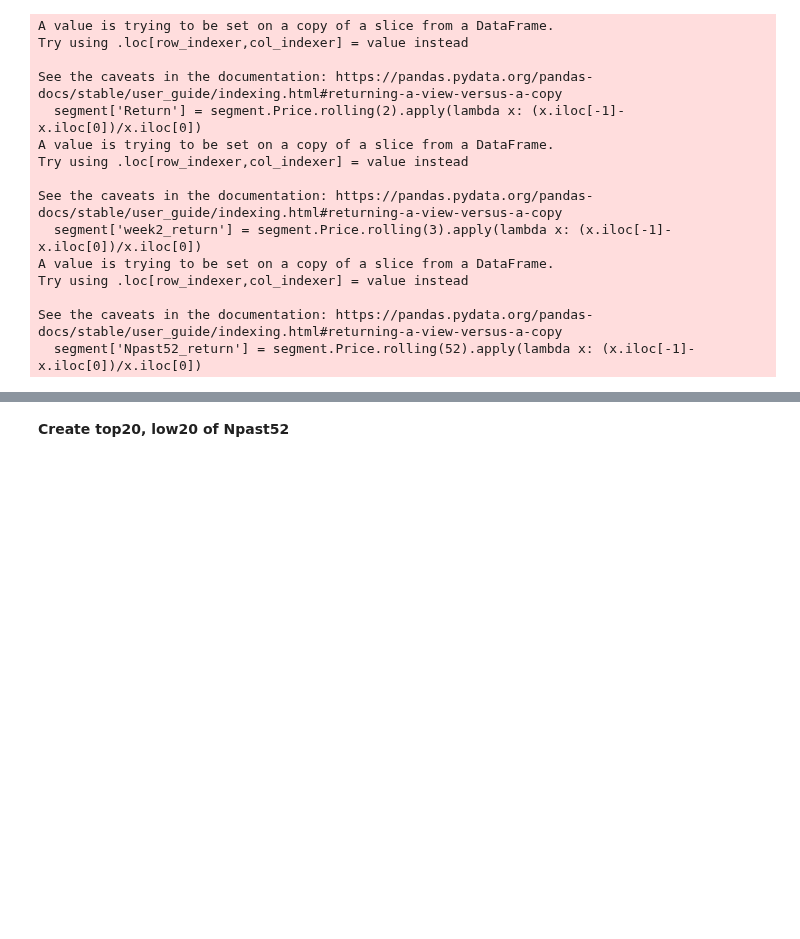
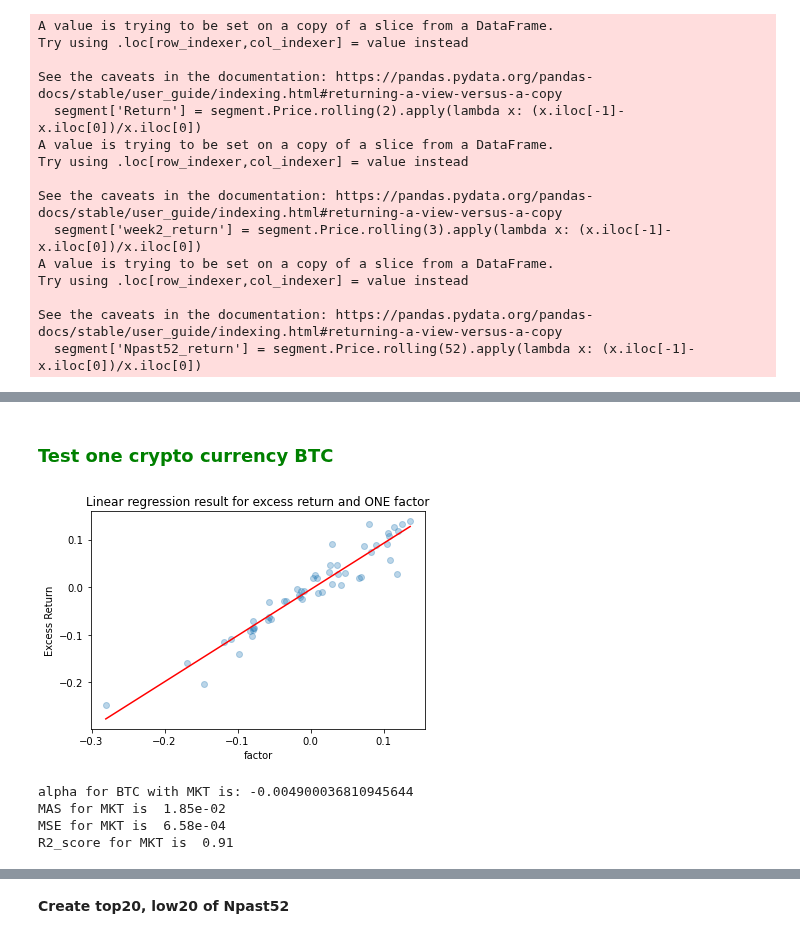
Before and after one commit to PracticumCrypto/C5-Analyzer, a Jupyter notebook: ALL.ipynb, the cells around one changed output, grey strips where cells are left out. Cells and saved outputs as stored; diff of their text form; code cells hidden in the pictures; blank space fills up the shorter version.

Commit message:
Updated MKT, SMB Factors and all common parts formatted

```diff
--- a/ALL.ipynb
+++ b/ALL.ipynb
@@ -315,0 +353,3 @@ dtype: int64
+# %%
+largeCapport = fullSample.query("MarketCap > 1000000")
+largeCapSample = largeCapport.groupby(['Date']).apply(lambda x: x.nlargest(100,['MarketCap'])).reset_index(drop=True)
@@ -315,0 +380,5 @@ dtype: int64
+# %%
+riskfree = largeCapSample.groupby('Date')['RiskFree'].mean().reset_index()
+marketport = marketport.merge(riskfree, on='Date')
+marketport['MKT'] = marketport['MarketIndexReturn'] - marketport['RiskFree']
+MKT_f = marketport[['Date','MKT']]
@@ -315,0 +396,49 @@ dtype: int64
+# %% [markdown]
+### <font color='green'> Test one crypto currency BTC
+# %%
+from sklearn.linear_model import LinearRegression
+from sklearn.metrics import mean_absolute_error, mean_squared_error, r2_score
+
+btc = fullSample.query(" Asset == 'BTC'")
+
+btc_reg1 = btc[['Date', 'ExcessReturn']]
+
+btc_reg1 = btc_reg1.merge(MKT_f, on = 'Date', how = 'outer')
+
+y1 = btc_reg1 ['ExcessReturn'].copy()
+x1 = btc_reg1 [['MKT']]
+
+model1 = LinearRegression()
+model1.fit(x1, y1)
+y_pred1 = model1.predict(x1)
+alpha1 = model1.intercept_
+# %%
+import numpy as np
+import matplotlib.pyplot as plt
+%matplotlib inline
+
+def myPlot(factor, excessreturn, model):
+    plt.scatter(factor, excessreturn, alpha=0.3)
+    x = np.linspace(factor.min(), factor.max())
+    y = model.predict(x.reshape(-1,1))
+    plt.plot(x, y, color='r')
+    plt.xlabel('factor')
+    plt.ylabel('Excess Return')
+    plt.title('Linear regression result for excess return and ONE factor')
+    plt.show()
+# %%
+myPlot(btc_reg1.MKT, btc_reg1.ExcessReturn, model1)
+# %% [output]
+[figure, added]
+# %%
+### get the alpha with MKT factor only
+print('alpha for BTC with MKT is:', model1.intercept_)
+### measure the performance of MKT Factor
+print('MAS for MKT is {: .2e}'.format(mean_absolute_error(y1, y_pred1)))
+print('MSE for MKT is {: .2e}'.format(mean_squared_error(y1, y_pred1)))
+print('R2_score for MKT is {: .2f}'.format(r2_score(y1, y_pred1)))
+# %% [output]
+alpha for BTC with MKT is: -0.004900036810945644
+MAS for MKT is  1.85e-02
+MSE for MKT is  6.58e-04
+R2_score for MKT is  0.91
```
Also changed, not shown: parts of 51 cells of this notebook.
